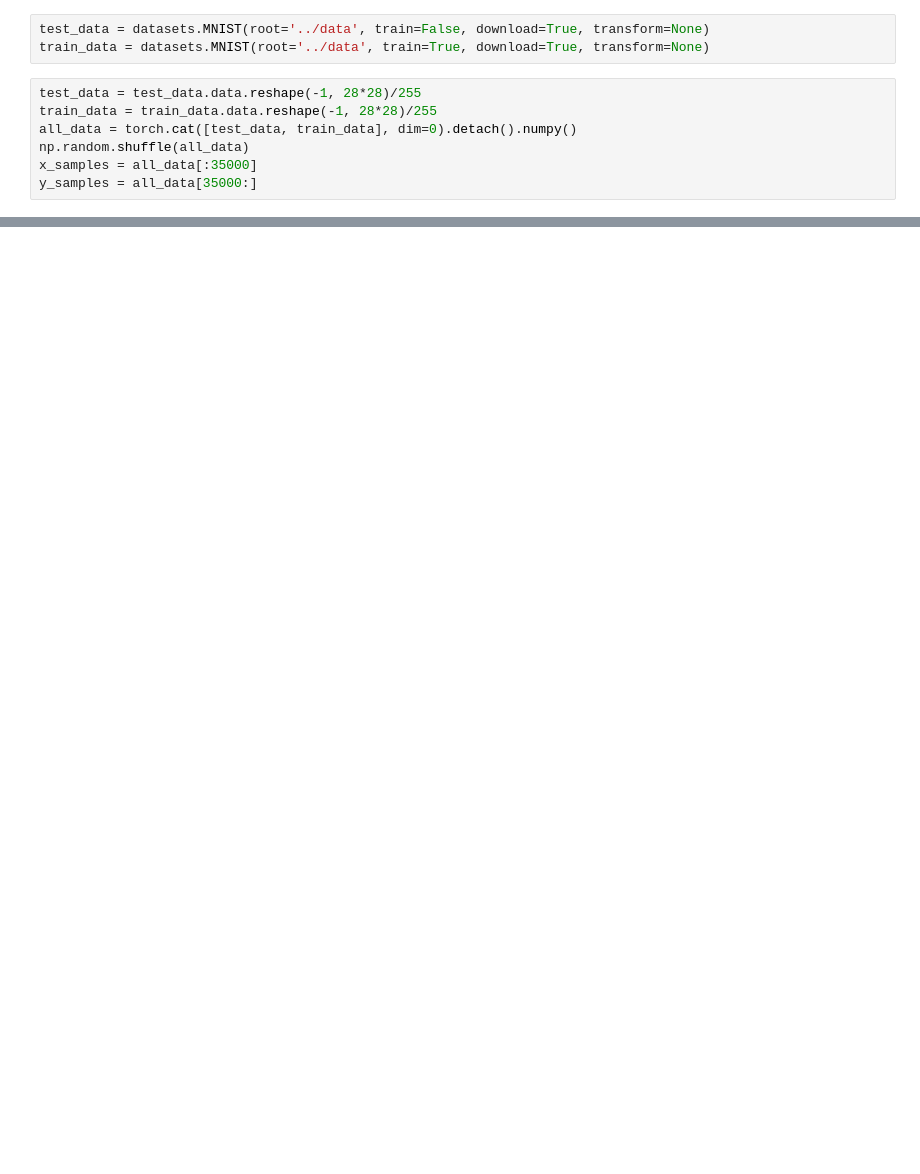
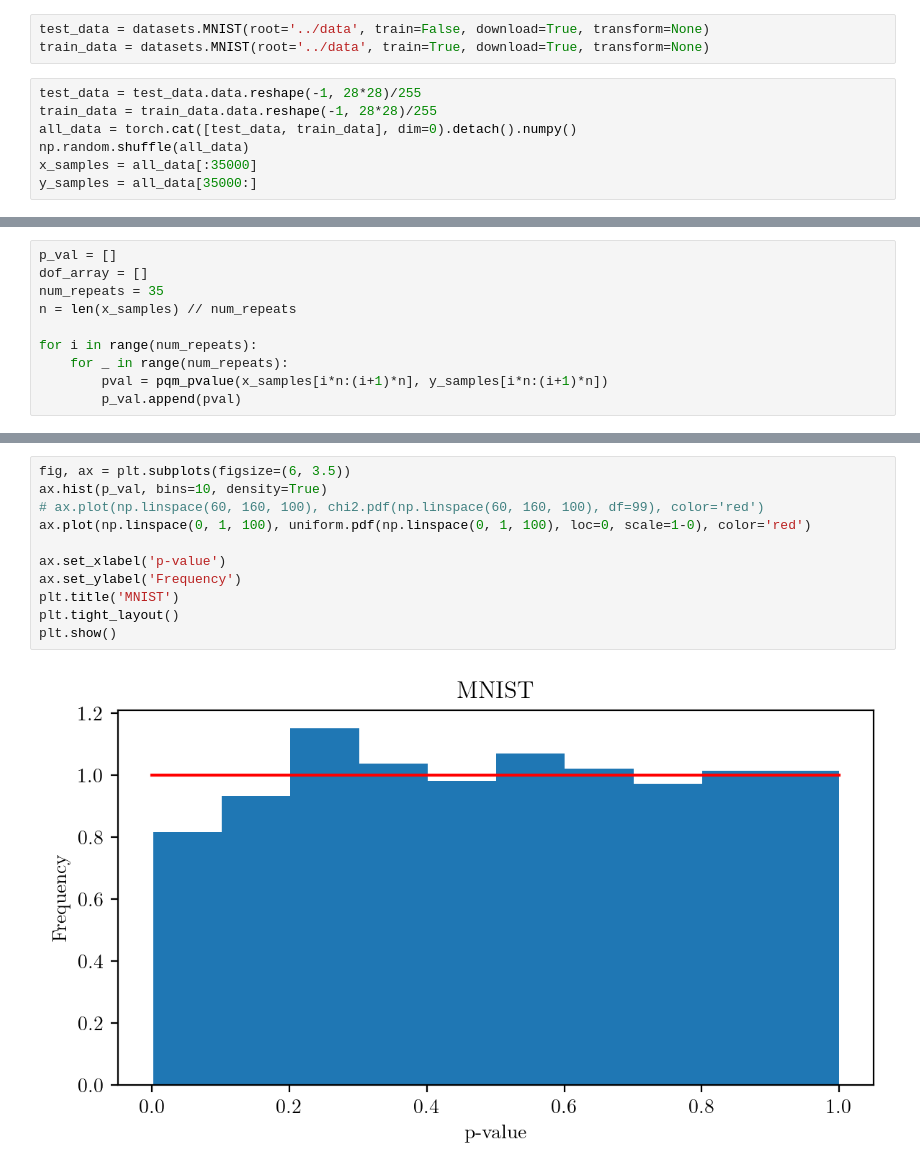
Before and after one commit to Ciela-Institute/PQM, a Jupyter notebook: notebooks/mnist.ipynb, the cells around one changed output, grey strips where cells are left out. Cells and saved outputs as stored; diff of their text form; blank space fills up the shorter version.

Commit message:
Handled all issues and updated the notebook to include p value version of experiments and updated the pqm.py

```diff
--- a/notebooks/mnist.ipynb
+++ b/notebooks/mnist.ipynb
@@ -44,0 +53,10 @@ plt.show()
+# %%
+p_val = []
+dof_array = []
+num_repeats = 35
+n = len(x_samples) // num_repeats
+
+for i in range(num_repeats):
+    for _ in range(num_repeats):
+        pval = pqm_pvalue(x_samples[i*n:(i+1)*n], y_samples[i*n:(i+1)*n])
+        p_val.append(pval)
@@ -44,0 +70,13 @@ plt.show()
+# %%
+fig, ax = plt.subplots(figsize=(6, 3.5))
+ax.hist(p_val, bins=10, density=True)
+# ax.plot(np.linspace(60, 160, 100), chi2.pdf(np.linspace(60, 160, 100), df=99), color='red')
+ax.plot(np.linspace(0, 1, 100), uniform.pdf(np.linspace(0, 1, 100), loc=0, scale=1-0), color='red')
+
+ax.set_xlabel('p-value')
+ax.set_ylabel('Frequency')
+plt.title('MNIST')
+plt.tight_layout()
+plt.show()
+# %% [output]
+[figure, added]
```
Also changed, not shown: parts of 4 cells of this notebook, 6 other files.
